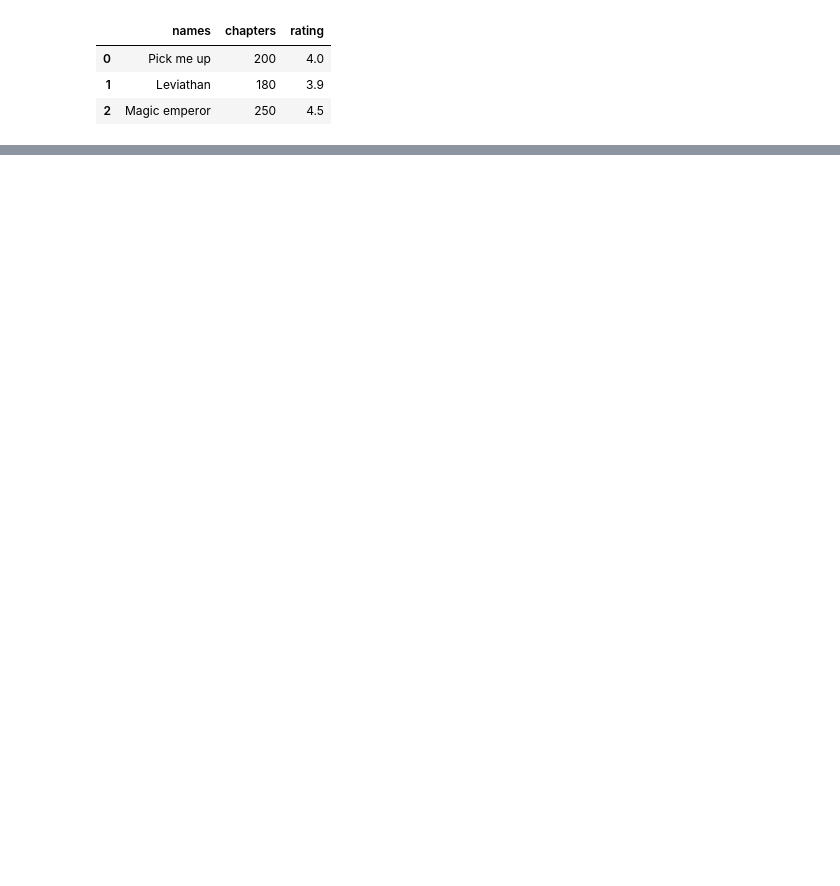
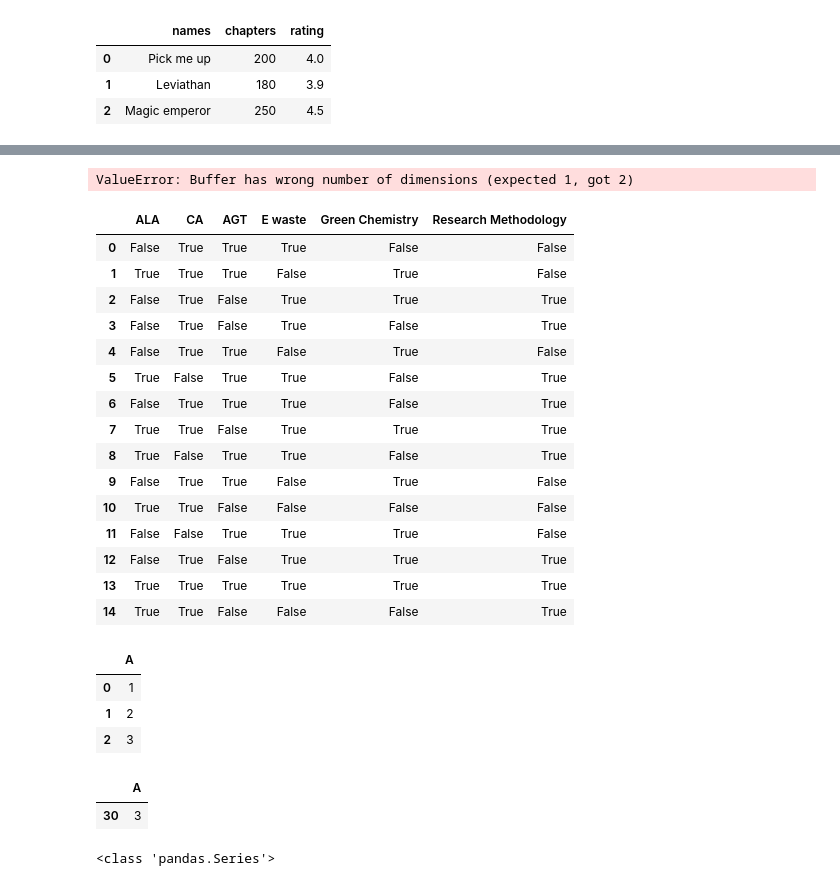
Before and after one commit to Showmemypath/Pandas-proficiency, a Jupyter notebook: Others/1.ipynb, the cells around one changed output, grey strips where cells are left out. Drawn from its saved outputs; the diff is of its cells as text; code cells hidden in the pictures; blank space fills up the shorter version.

```diff
--- a/Others/1.ipynb
+++ b/Others/1.ipynb
@@ -54,0 +75,3 @@ df.to_csv('top_manhwas_acc_to_chatgpt.csv',index=False)
+# %%
+scores = pd.DataFrame(np.random.randint(0,100,size=(15,6)),columns=["ALA","CA","AGT","E waste","Green Chemistry","Research Methodology"])
+scores.head()
@@ -54,0 +85,25 @@ df.to_csv('top_manhwas_acc_to_chatgpt.csv',index=False)
+# %%
+scores.iloc[:5,1:3]=0 # Works exactly as you think it works
+# %%
+scores.iloc[np.arange(3),np.arange(3,0,-1)[:,None]]
+# %% [output]
+ValueError: Buffer has wrong number of dimensions (expected 1, got 2)
+# %%
+scores > 40
+# %% [output]
+|  | ALA | CA | AGT | E waste | Green Chemistry | Research Methodology |
+| 0 | False | True | True | True | False | False |
+| 1 | True | True | True | False | True | False |
+| 2 | False | True | False | True | True | True |
+| 3 | False | True | False | True | False | True |
+| 4 | False | True | True | False | True | False |
+| 5 | True | False | True | True | False | True |
+| 6 | False | True | True | True | False | True |
+| 7 | True | True | False | True | True | True |
+| 8 | True | False | True | True | False | True |
+| 9 | False | True | True | False | True | False |
+| 10 | True | True | False | False | False | False |
+| 11 | False | False | True | True | True | False |
+| 12 | False | True | False | True | True | True |
+| 13 | True | True | True | True | True | True |
+| 14 | True | True | False | False | False | True |
@@ -54,0 +115,21 @@ df.to_csv('top_manhwas_acc_to_chatgpt.csv',index=False)
+# %%
+df
+# %% [output]
+|  | A |
+| 0 | 1 |
+| 1 | 2 |
+| 2 | 3 |
+# %%
+df = pd.DataFrame({'A': [1, 2, 3]}, index=[10, 20, 30])
+
+# This uses boolean mask on INDEX, not rows!
+df.loc[df['A'] > 2]  # Returns only row with index 30
+# vs
+df.iloc[df['A'] > 2]  # IndexError? Nope
+# %% [output]
+|  | A |
+| 30 | 3 |
+# %%
+print(type(df['A'] > 2))
+# %% [output]
+<class 'pandas.Series'>
```
Also changed, not shown: parts of 4 cells of this notebook, 3 other files.
